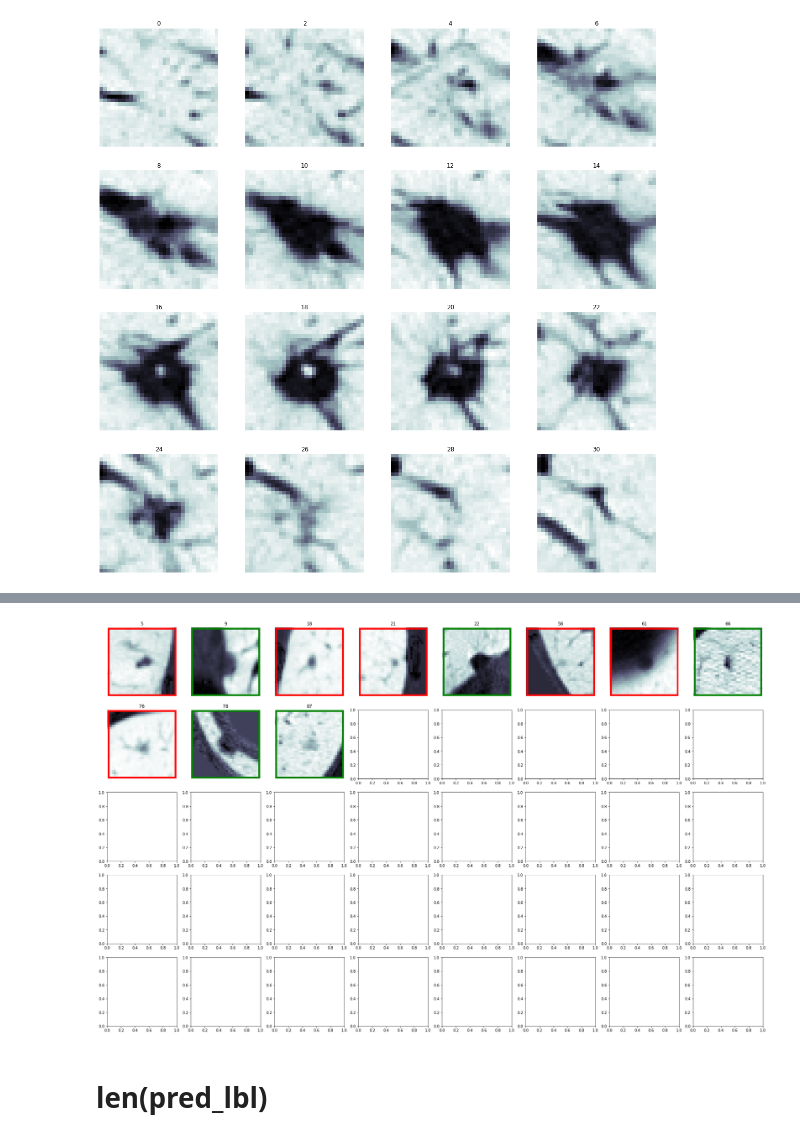
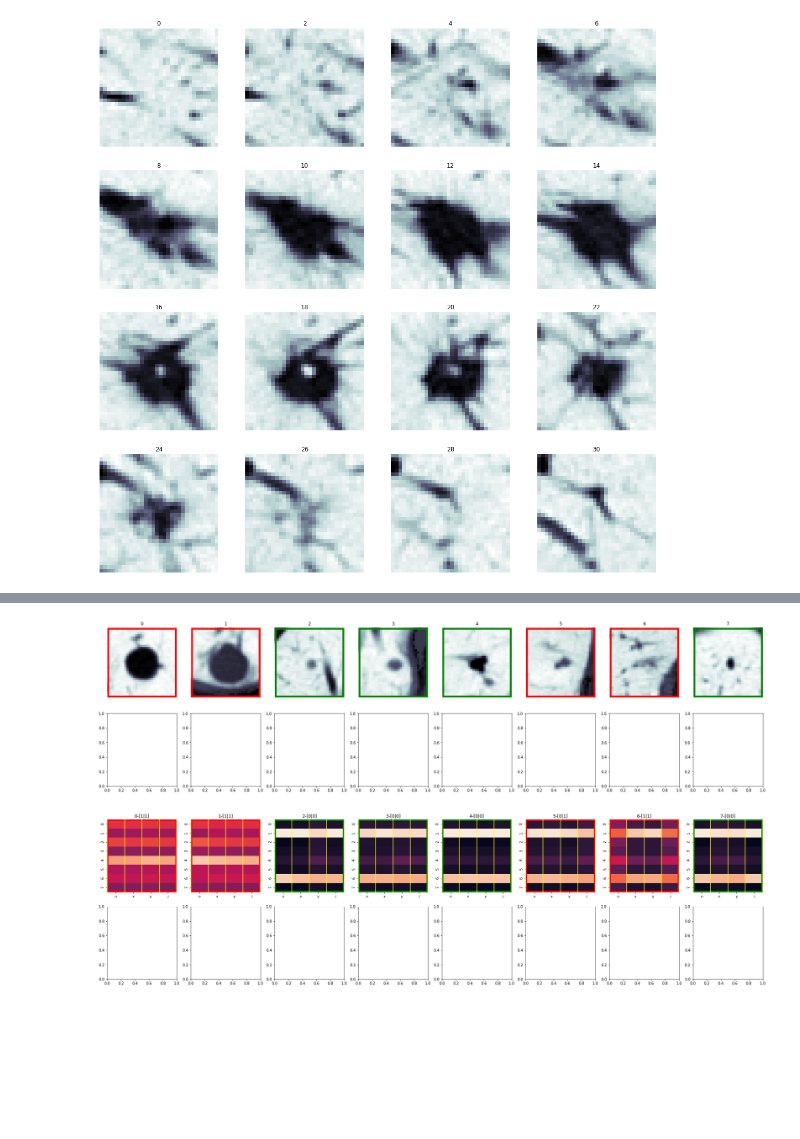
Before and after one commit to hthieu166/ece549-plumonary-nods-classification, a Jupyter notebook: NAS-Lung/notebooks/view_data.ipynb, the cells around one changed output, grey strips where cells are left out. Drawn from its saved outputs; the diff is of its cells as text; code cells hidden in the pictures; blank space fills up the shorter version.

Commit message:
update visualization functions

```diff
--- a/NAS-Lung/notebooks/view_data.ipynb
+++ b/NAS-Lung/notebooks/view_data.ipynb
@@ -40,15 +40,24 @@ nod_ids = np.array(nod_ids)
 # %%
-def plot_feature_vector(ax, idx):
-    sns.heatmap(feat[:,idx,:].T, ax = ax,
+def plot_nodule_img(ax, idx,  nods_lst, gts, img_dir = "/home/hthieu/data/crop/"):
+    nod_npy   = np.load(osp.join(img_dir, nods_lst[idx]+".npy"))
+    ax.add_patch(patches.Rectangle((0,0),31, 31,linewidth=5, edgecolor="red" if gts[idx] == 1 else "green", facecolor='none'))
+    ax.imshow(nod_npy[15,:,:], cmap = "bone")
+    ax.axis("off")
+    ax.set_title(str(idx))
+
+def plot_feature_vector(ax, idx, feats,preds, gts):
+    sns.heatmap(feats[:,idx,:].T, ax = ax,
                     vmin =0, vmax=2.5, cbar=False)
-    ax.set_title("%d-[%d|%d]" %(idx, pred_lbl[idx], gts[idx]))
+    ax.add_patch(patches.Rectangle((0,0),4, 8,linewidth=8, edgecolor="red" if gts[idx] == 1 else "green", facecolor='none'))
+    ax.set_title("%d-[%d|%d]" %(idx, preds[idx], gts[idx]))
     ax.set_xticklabels(["o", "x", "y","z"])
     ax.vlines(np.arange(5), *ax.get_ylim(), color="yellow")
 
-n_rows = 5
-n_cols=8
-fig, axs = plt.subplots(nrows=n_rows,ncols=n_cols,figsize=(16,16))
-for i in range(n_rows):
-    for j in range(n_cols):
-        idx = (i * n_cols +j)
-        plot_feature_vector(axs[i,j], idx)
+def plot_imgs_grid(viz_func, viz_lst, *kwarg, nrows=2, ncols=8):
+    fig, axs = plt.subplots(nrows=nrows,ncols=ncols,figsize=(ncols *4,nrows *4))
+    for i in range(n_rows):
+        for j in range(n_cols):
+            idx = (i * n_cols +j)
+            if idx >= len(viz_lst):
+                return
+            viz_func(axs[i,j],  viz_lst[idx], *kwarg)
@@ -74,10 +63,0 @@ plot_nodules(nod_ids, gts, np.arange(40))
-# %%
-def plot_imgs_grid(viz_func, viz_lst, nrows=2, ncols=8):
-    fig, axs = plt.subplots(nrows=nrows,ncols=ncols,figsize=(ncols *4,nrows *4))
-    for i in range(n_rows):
-        for j in range(n_cols):
-            idx = (i * n_cols +j)
-            if idx >= len(viz_lst):
-                return
-            viz_func(axs[i,j], viz_lst[idx])
-plot_imgs_grid(plot_feature_vector, incorrect_preds)
@@ -86,7 +64,7 @@ plot_imgs_grid(plot_feature_vector, incorrect_preds)
-# %%
-incorrect_preds = np.where(pred_lbl != gts)[0]
-plot_nodules(nod_ids, gts, incorrect_preds)
-# %% [output]
-[figure, removed]
-# %% [markdown]
-# len(pred_lbl)
+# %%
+viz_lst = np.arange(8)
+plot_imgs_grid(plot_nodule_img, viz_lst , nod_ids, gts, nrows=2, ncols=8)
+plot_imgs_grid(plot_feature_vector, viz_lst, feats, preds, gts, nrows=2, ncols=8)
+# %% [output]
+[figure, added]
+[figure, added]
```
Also changed, not shown: parts of 6 cells of this notebook, 1 other file.
